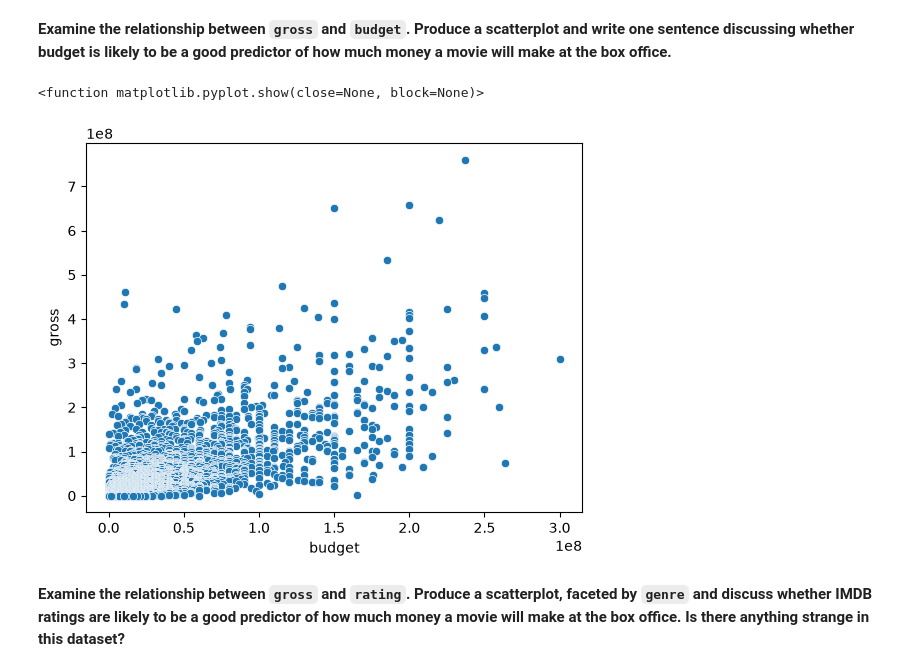
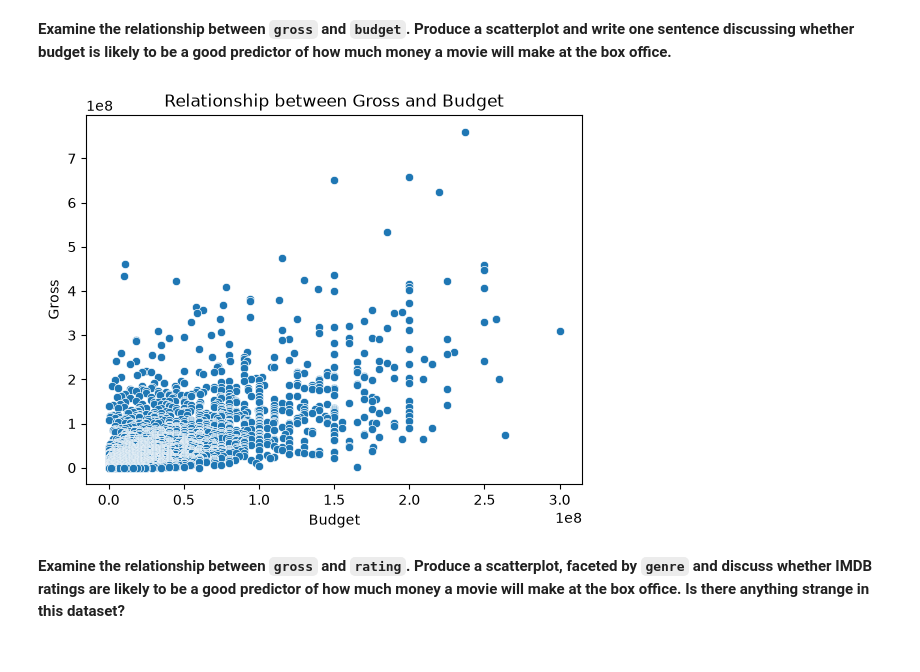
Before and after one commit to elina715/ACOD-AUT26-Class-Coding, a Jupyter notebook: Session_2/Homework.ipynb, the cells around one changed output. Cells and saved outputs as stored; diff of their text form; code cells hidden in the pictures.

```diff
--- a/Session_2/Homework.ipynb
+++ b/Session_2/Homework.ipynb
@@ -200,10 +200,13 @@ plt.show
 **Examine the relationship between `gross` and `budget`. Produce a scatterplot and write one sentence discussing whether budget is likely to be a good predictor of how much money a movie will make at the box office.**
 # %%
 sns.scatterplot(data=movies, x="budget",y="gross")
-plt.show
+plt.title("Relationship between Gross and Budget")
+plt.xlabel("Budget")
+plt.ylabel("Gross")
+plt.show()
+#More budget tend to bring a high gross, so the relationship between these two are really strong.
 # %% [output]
-<function matplotlib.pyplot.show(close=None, block=None)>
-[figure, old version]
+[figure, new version]
 # %% [markdown]
 **Examine the relationship between `gross` and `rating`. Produce a scatterplot, faceted by `genre` and discuss whether IMDB ratings are likely to be a good predictor of how much money a movie will make at the box office. Is there anything strange in this dataset?**
 # %%
```
Also changed, not shown: parts of 5 cells of this notebook.
